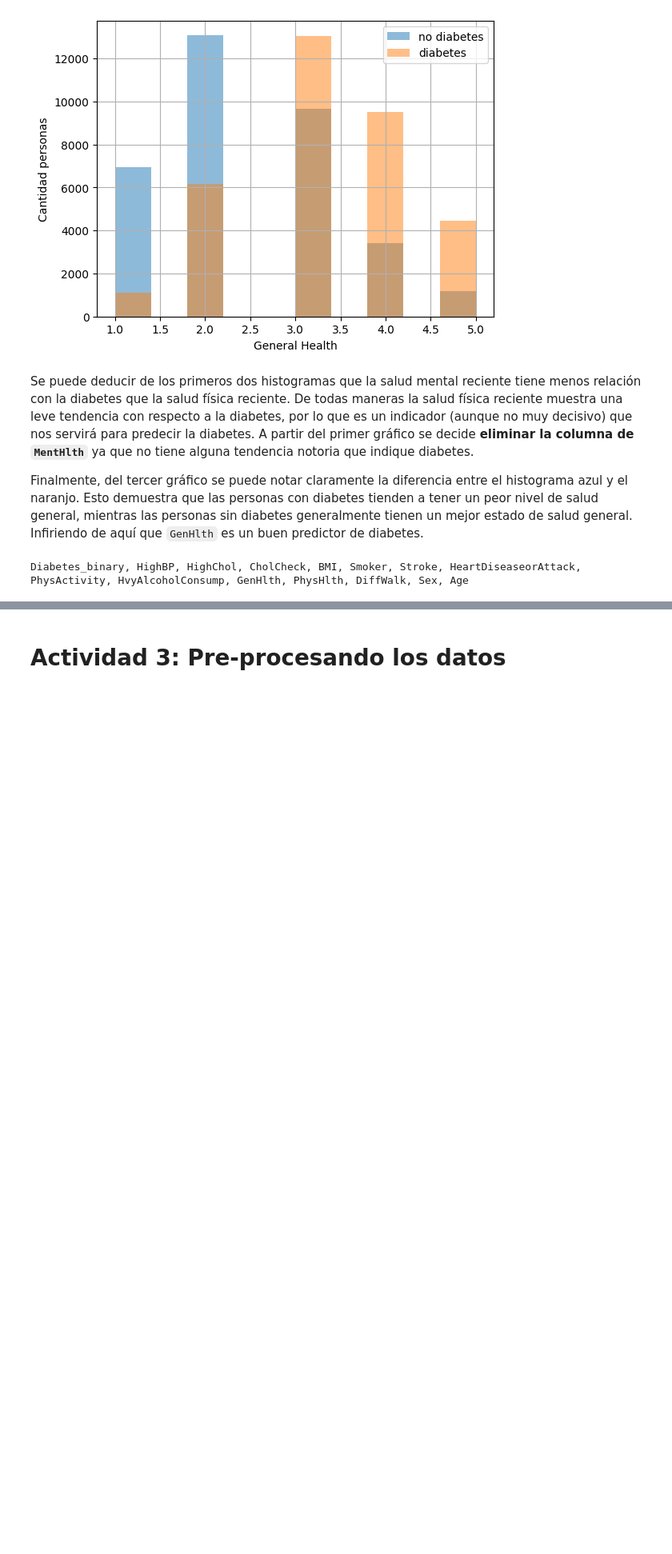
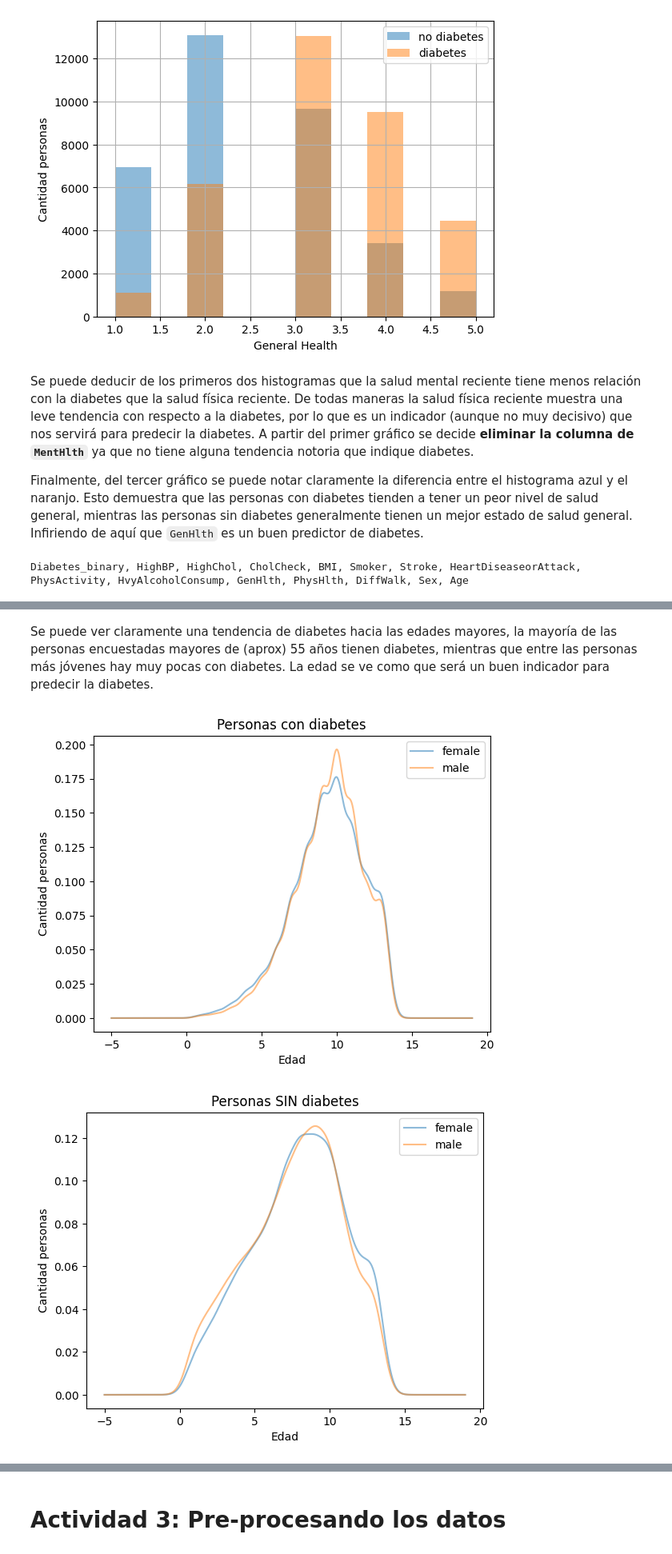
Before and after one commit to blanca-romero/tarea-3-ia, a Jupyter notebook: 01 - Árboles de Decisión/DCClinica.ipynb, the cells around one changed output, grey strips where cells are left out. Shown: that part at 80% size. Saved outputs shown, nothing was run; the diff lists cells and outputs as text; code cells hidden in the pictures; blank space fills up the shorter version.

```diff
--- a/01 - Árboles de Decisión/DCClinica.ipynb
+++ b/01 - Árboles de Decisión/DCClinica.ipynb
@@ -239,0 +289,17 @@ Acá podemos ver que en promedio, una mayor razón de personas con dificultad pa
+# %% [markdown]
+Se puede ver claramente una tendencia de diabetes hacia las edades mayores, la mayoría de las personas encuestadas mayores de (aprox) 55 años tienen diabetes, mientras que entre las personas más jóvenes hay muy pocas con diabetes. La edad se ve como que será un buen indicador para predecir la diabetes.
+# %%
+df.loc[df['Diabetes_binary'] == 1].groupby('Sex')['Age'].plot.density(bw_method=0.2, alpha=0.5, legend=True)
+plt.xlabel('Edad')
+plt.ylabel('Cantidad personas')
+plt.title('Personas con diabetes')
+plt.show()
+
+df.loc[df['Diabetes_binary'] == 0].groupby('Sex')['Age'].plot.density(bw_method=0.2, alpha=0.5, legend=True)
+plt.xlabel('Edad')
+plt.ylabel('Cantidad personas')
+plt.title('Personas SIN diabetes')
+plt.show()
+# %% [output]
+[figure, added]
+[figure, added]
```
Also changed, not shown: parts of 27 cells of this notebook.
